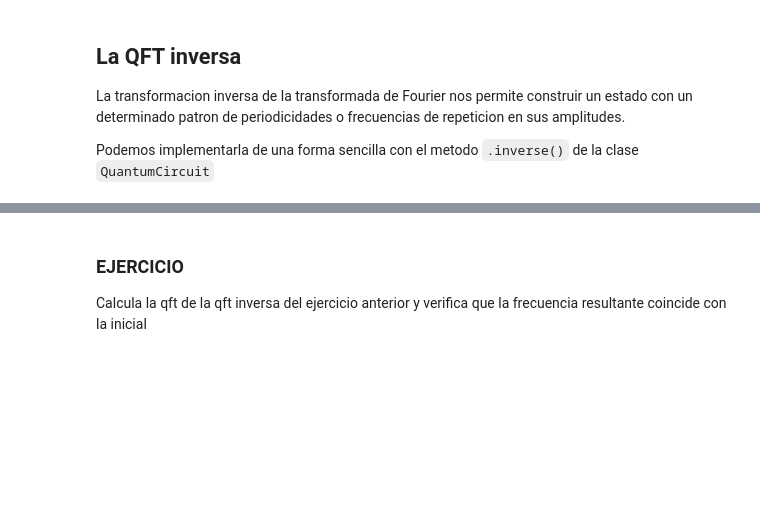
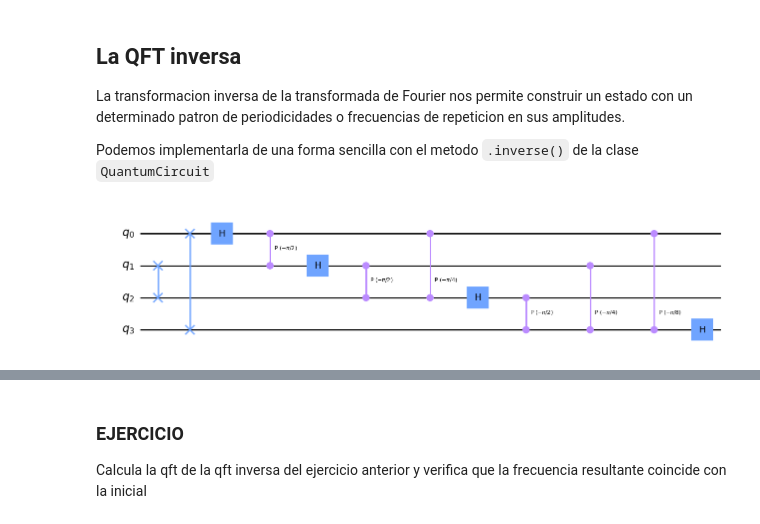
Before and after one commit to Mariomc10/AlgoritmosCuanticos, a Jupyter notebook: 10_QFT.ipynb, the cells around one changed output, grey strips where cells are left out. Saved outputs shown, nothing was run; the diff lists cells and outputs as text; code cells hidden in the pictures; blank space fills up the shorter version.

```diff
--- a/10_QFT.ipynb
+++ b/10_QFT.ipynb
@@ -235,7 +342,9 @@ def inverse_qft(circuit, n):
 # %%
 qc = QuantumCircuit(4)
 inverse_qft(qc,4)
-qc.decompose().draw()   # .decompose() para verlo con puertas individuales
+qc.decompose().draw("mpl",fold=-1)   # .decompose() para verlo con puertas individuales
+# %% [output]
+[figure, added]
 # %%
 #De una frecuencia obtener un estado con esa frecuencia
 
```
Also changed, not shown: parts of 7 cells of this notebook, 3 other files.
